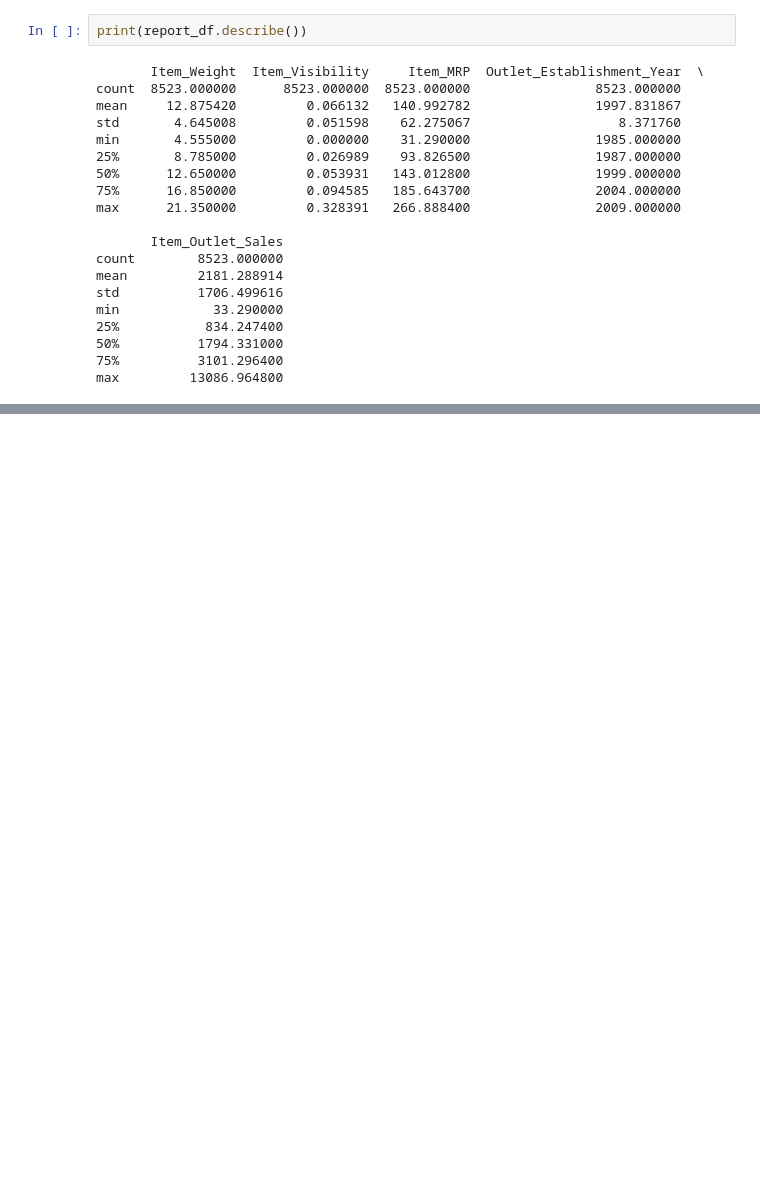
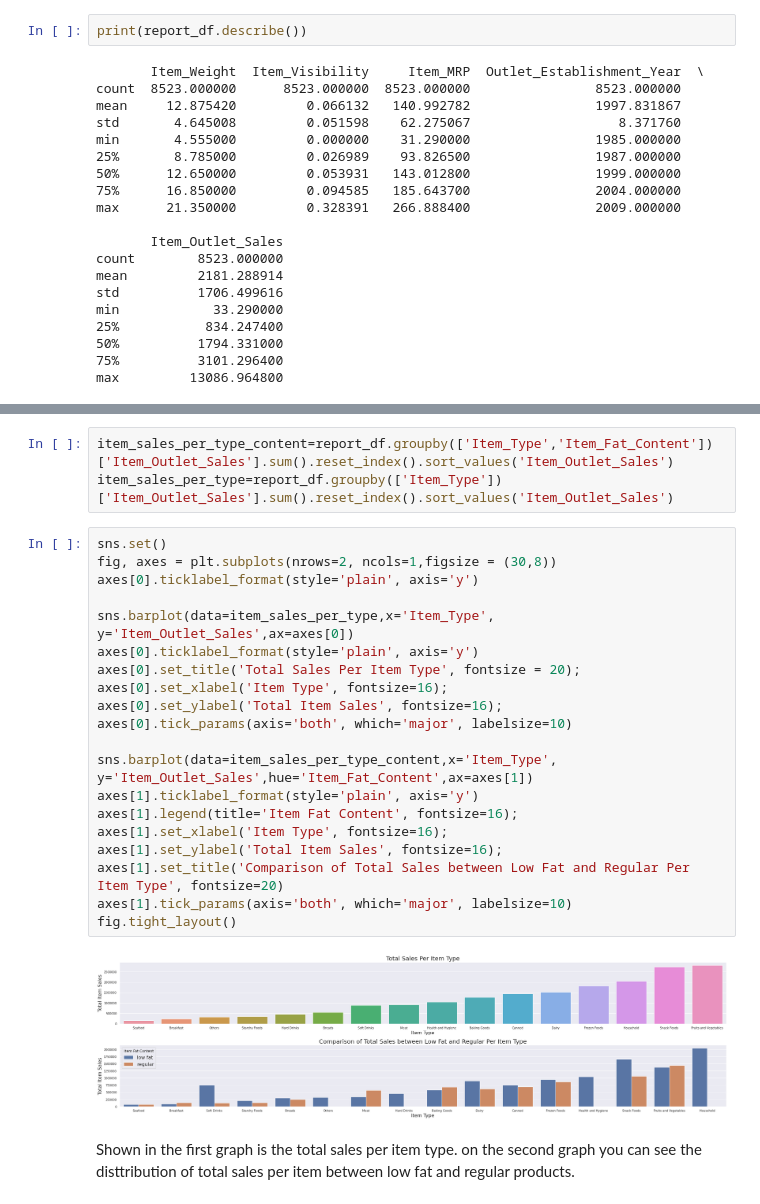
Before and after one commit to Resourcepaul/Data_Visualization_Exercise, a Jupyter notebook: Project1.ipynb, the cells around one changed output, grey strips where cells are left out. Saved outputs shown, nothing was run; the diff lists cells and outputs as text; blank space fills up the shorter version.

```diff
--- a/Project1.ipynb
+++ b/Project1.ipynb
@@ -241,0 +272,27 @@ sns.set(rc = {'figure.figsize':(10,10)});
+# %%
+item_sales_per_type_content=report_df.groupby(['Item_Type','Item_Fat_Content'])['Item_Outlet_Sales'].sum().reset_index().sort_values('Item_Outlet_Sales')
+item_sales_per_type=report_df.groupby(['Item_Type'])['Item_Outlet_Sales'].sum().reset_index().sort_values('Item_Outlet_Sales')
+# %%
+sns.set()
+fig, axes = plt.subplots(nrows=2, ncols=1,figsize = (30,8))
+axes[0].ticklabel_format(style='plain', axis='y')
+
+sns.barplot(data=item_sales_per_type,x='Item_Type', y='Item_Outlet_Sales',ax=axes[0])
+axes[0].ticklabel_format(style='plain', axis='y')
+axes[0].set_title('Total Sales Per Item Type', fontsize = 20);
+axes[0].set_xlabel('Item Type', fontsize=16);
+axes[0].set_ylabel('Total Item Sales', fontsize=16);
+axes[0].tick_params(axis='both', which='major', labelsize=10)
+
+sns.barplot(data=item_sales_per_type_content,x='Item_Type', y='Item_Outlet_Sales',hue='Item_Fat_Content',ax=axes[1])
+axes[1].ticklabel_format(style='plain', axis='y')
+axes[1].legend(title='Item Fat Content', fontsize=16);
+axes[1].set_xlabel('Item Type', fontsize=16);
+axes[1].set_ylabel('Total Item Sales', fontsize=16);
+axes[1].set_title('Comparison of Total Sales between Low Fat and Regular Per Item Type', fontsize=20)
+axes[1].tick_params(axis='both', which='major', labelsize=10)
+fig.tight_layout()
+# %% [output]
+[figure, added]
+# %% [markdown]
+Shown in the first graph is the total sales per item type. on the second graph you can see the disttribution of total sales per item between low fat and regular products.
```
Also changed, not shown: parts of 15 cells of this notebook.
